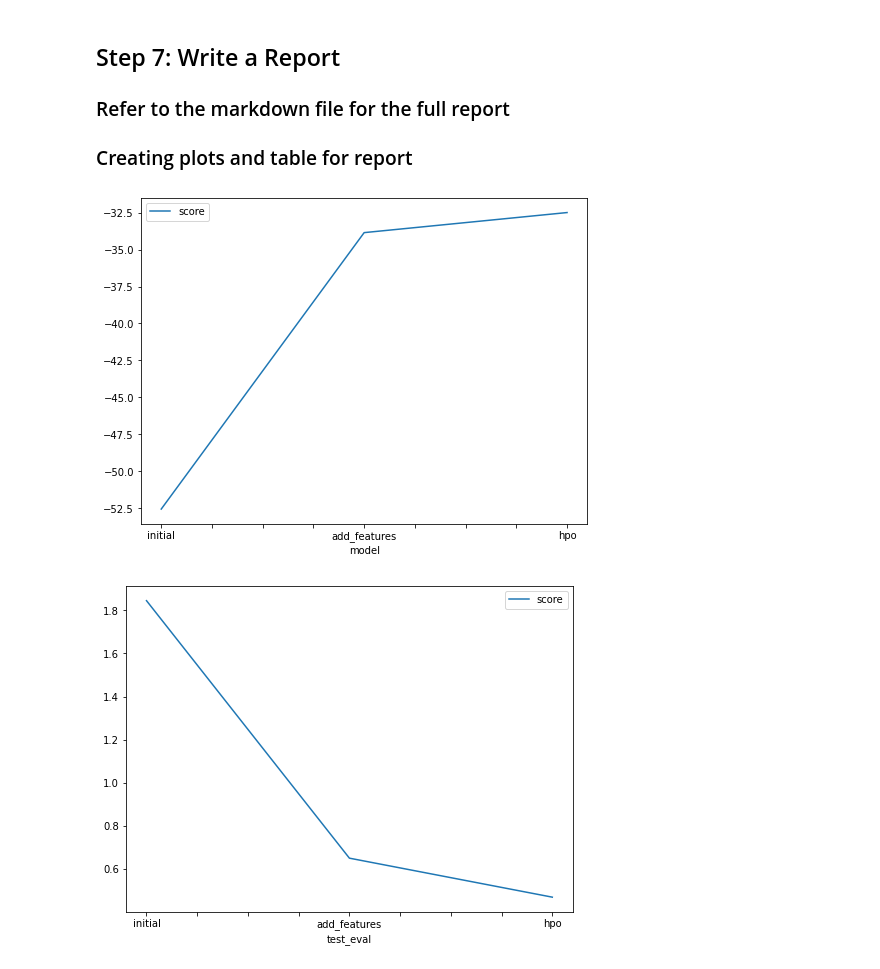
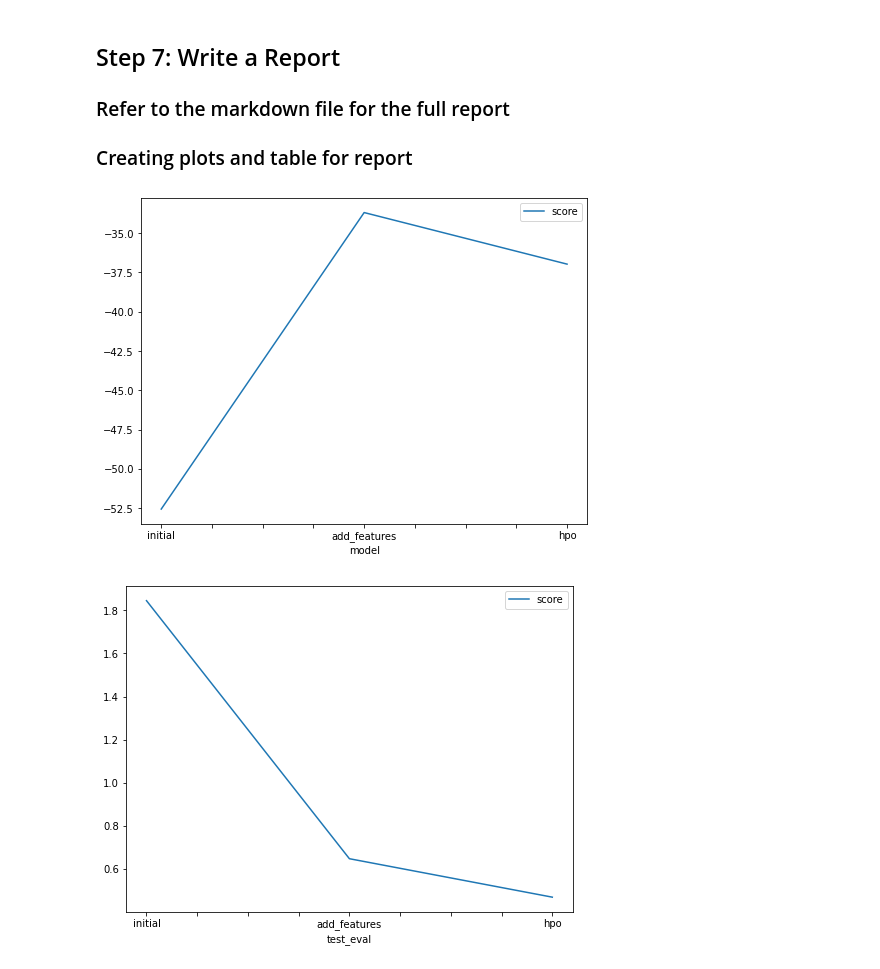
Before and after one commit to DevikaLak/cd0385-project-starter, a Jupyter notebook: project/project-template.ipynb, the cells around one changed output. Drawn from its saved outputs; the diff is of its cells as text; code cells hidden in the pictures.

```diff
--- a/project/project-template.ipynb
+++ b/project/project-template.ipynb
@@ -129,9 +132,6 @@ train.head()
 | 3 | 2011-01-01 03:00:00 | 1 | 0 | 0 | 1 | 9.84 | 14.395 | 75 | 0.0 | 3 | ... |
 | 4 | 2011-01-01 04:00:00 | 1 | 0 | 0 | 1 | 9.84 | 14.395 | 75 | 0.0 | 0 | ... |
 # %%
-# Set the parsing of the datetime column so you can use some of the `dt` features in pandas later
-train.loc[:,"datetime"] = pd.to_datetime(train["datetime"])
-
 #Checking if the datetime column is properly parsed
 train.info()
 # %% [output]
@@ -407,11 +368,15 @@ array([[<AxesSubplot:title={'center':'datetime'}>,
 # %%
-# create a new feature
+# Create new features for train dataset
 train["day"] = train.datetime.dt.day
 train["month"] = train.datetime.dt.month
 train["hour"] = train.datetime.dt.hour
+train["dayofweek"] = train.datetime.dt.dayofweek
+
+# Create new features for test dataset
 test["day"] = test.datetime.dt.day
 test["month"] = test.datetime.dt.month
 test["hour"] = test.datetime.dt.hour
+test["dayofweek"] = test.datetime.dt.dayofweek
 # %% [markdown]
 ## Make category types for these so models know they are not just numbers
 * AutoGluon originally sees these as ints, but in reality they are int representations of a category.
@@ -726,5 +726,11 @@ submission.csv               2023-01-02 13:19:32  first raw submission
 # %% [markdown]
 ### Hyperparameter optimization 2
 # %%
-predictor_new_hpo_2 = TabularPredictor(label="count", learner_kwargs = {"ignored_columns":["casual","registered"]}, eval_metric="root_mean_squared_error", problem_type="regression").fit(train_data=train, auto_stack=True, time_limit=600, hyperparameters="light")
+# Specifying hyperparameter_tune_kwargs to ensure HPO is performed
+hyperparameter_tune_kwargs = {
+    'num_trials': 5,
+    'scheduler' : 'local',
+    'searcher': 'auto',
+}
+predictor_new_hpo_2 = TabularPredictor(label="count", learner_kwargs = {"ignored_columns":["casual","registered"]}, eval_metric="root_mean_squared_error", problem_type="regression").fit(train_data=train, auto_stack=True, time_limit=600, hyperparameters="light", hyperparameter_tune_kwargs=hyperparameter_tune_kwargs)
 # %% [output]
@@ -748,5 +754,5 @@ TabularPredictor saved. To load, use: predictor = TabularPredictor.load("Autoglu
 # %%
-predictor_new_hpo_2.fit_summary()
+predictor_new_hpo_2.fit_summary(show_plot=True)
 # %% [output]
 *** Summary of fit() ***
 Estimated performance of each model:
@@ -1147,15 +1185,17 @@ submission_new_hpo_2.csv     2023-01-04 15:10:20  new features with hyperparamet
 # %%
 # Taking the top model score from each training run and creating a line plot to show improvement
 # You can create these in the notebook and save them to PNG or use some other tool (e.g. google sheets, excel)
 fig = pd.DataFrame(
     {
         "model": ["initial", "add_features", "hpo"],
-        "score": [-52.5564, -33.8548, -32.4971]
+        "score": [predictor.leaderboard(silent=True)['score_val'][0],
+          predictor_new_features.leaderboard(silent=True)['score_val'][0],
+          predictor_new_hpo_2.leaderboard(silent=True)['score_val'][0]]
     }
 ).plot(x="model", y="score", figsize=(8, 6)).get_figure()
 fig.savefig('model_train_score.png')
 # %% [output]
-[figure, old version]
+[figure, new version]
 # %%
 # Take the 3 kaggle scores and creating a line plot to show improvement
 fig = pd.DataFrame(
```
Also changed, not shown: parts of 55 cells of this notebook, 3 other files.
